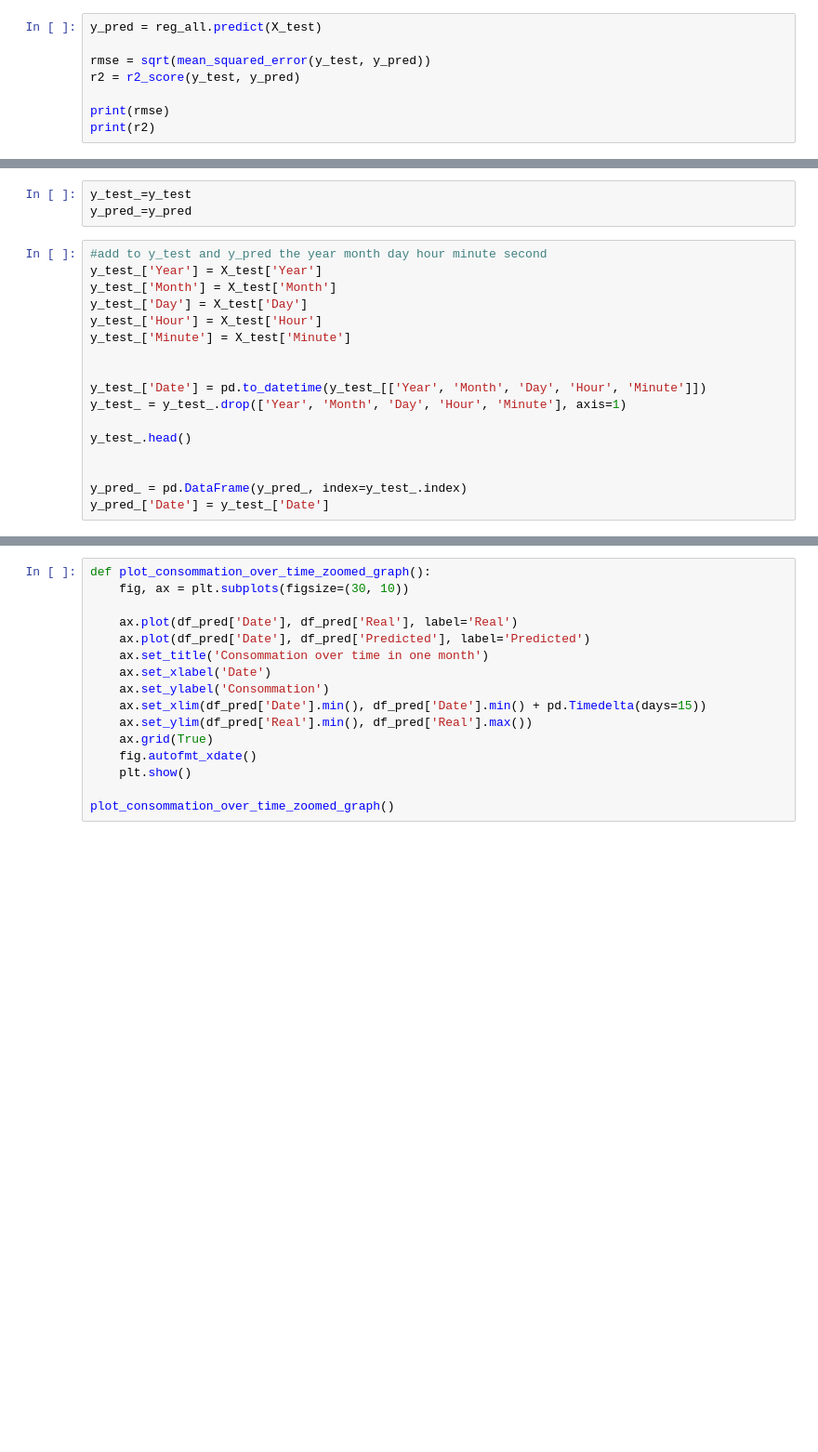
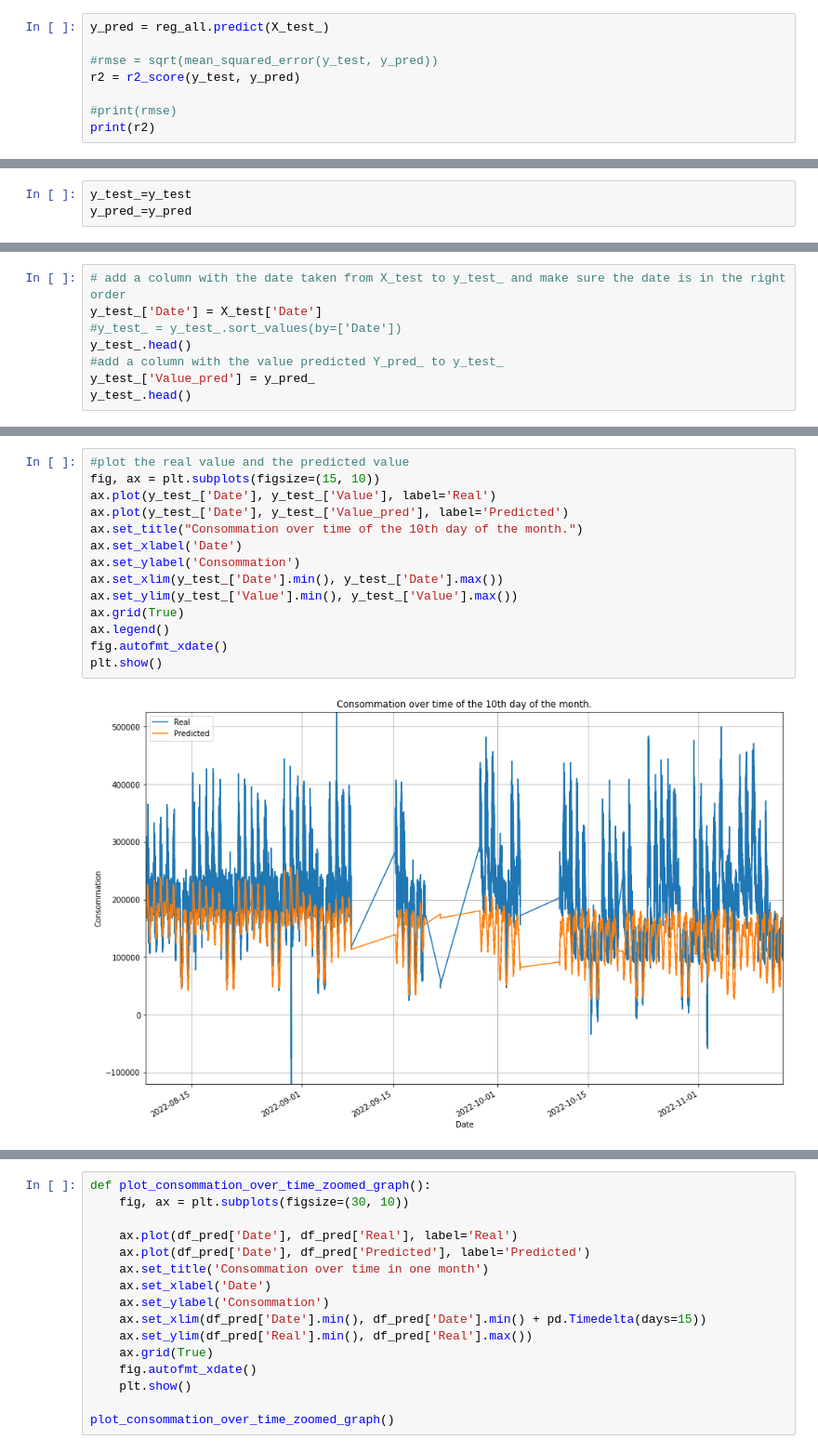
Before and after one commit to cojre/ml-project-2-stockdataholm, a Jupyter notebook: main.ipynb, the cells around one changed output, grey strips where cells are left out. Shown at 93% size. Drawn from its saved outputs; the diff is of its cells as text; blank space fills up the shorter version.

```diff
--- a/main.ipynb
+++ b/main.ipynb
@@ -509,9 +584,9 @@ MLPRegressor(hidden_layer_sizes=(100, 100, 100))
 # %%
-y_pred = reg_all.predict(X_test)
+y_pred = reg_all.predict(X_test_)
 
-rmse = sqrt(mean_squared_error(y_test, y_pred))
+#rmse = sqrt(mean_squared_error(y_test, y_pred))
 r2 = r2_score(y_test, y_pred)
 
-print(rmse)
+#print(rmse)
 print(r2)
 # %% [output]
@@ -520,20 +594,3 @@ print(r2)
 # %%
 y_test_=y_test
 y_pred_=y_pred
-# %%
-#add to y_test and y_pred the year month day hour minute second
-y_test_['Year'] = X_test['Year']
-y_test_['Month'] = X_test['Month']
-y_test_['Day'] = X_test['Day']
-y_test_['Hour'] = X_test['Hour']
-y_test_['Minute'] = X_test['Minute']
-
-
-y_test_['Date'] = pd.to_datetime(y_test_[['Year', 'Month', 'Day', 'Hour', 'Minute']])
-y_test_ = y_test_.drop(['Year', 'Month', 'Day', 'Hour', 'Minute'], axis=1)
-
-y_test_.head()
-
-
-y_pred_ = pd.DataFrame(y_pred_, index=y_test_.index)
-y_pred_['Date'] = y_test_['Date']
@@ -554,0 +597,8 @@ df_pred.head()
+# %%
+# add a column with the date taken from X_test to y_test_ and make sure the date is in the right order
+y_test_['Date'] = X_test['Date']
+#y_test_ = y_test_.sort_values(by=['Date'])
+y_test_.head()
+#add a column with the value predicted Y_pred_ to y_test_
+y_test_['Value_pred'] = y_pred_
+y_test_.head()
@@ -554,0 +612,16 @@ df_pred.head()
+# %%
+#plot the real value and the predicted value
+fig, ax = plt.subplots(figsize=(15, 10))
+ax.plot(y_test_['Date'], y_test_['Value'], label='Real')
+ax.plot(y_test_['Date'], y_test_['Value_pred'], label='Predicted')
+ax.set_title("Consommation over time of the 10th day of the month.")
+ax.set_xlabel('Date')
+ax.set_ylabel('Consommation')
+ax.set_xlim(y_test_['Date'].min(), y_test_['Date'].max())
+ax.set_ylim(y_test_['Value'].min(), y_test_['Value'].max())
+ax.grid(True)
+ax.legend()
+fig.autofmt_xdate()
+plt.show()
+# %% [output]
+[figure, added]
```
Also changed, not shown: parts of 21 cells of this notebook, 2 other files.
